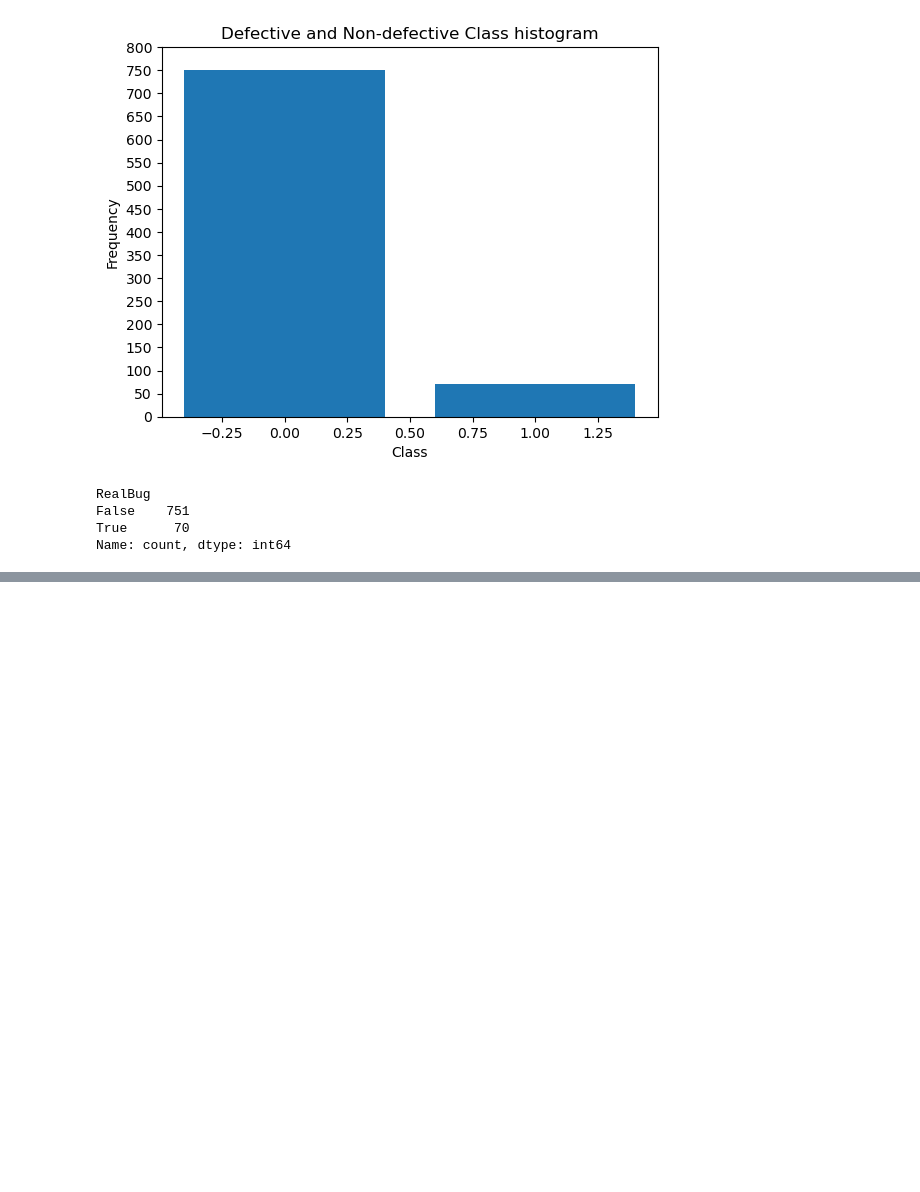
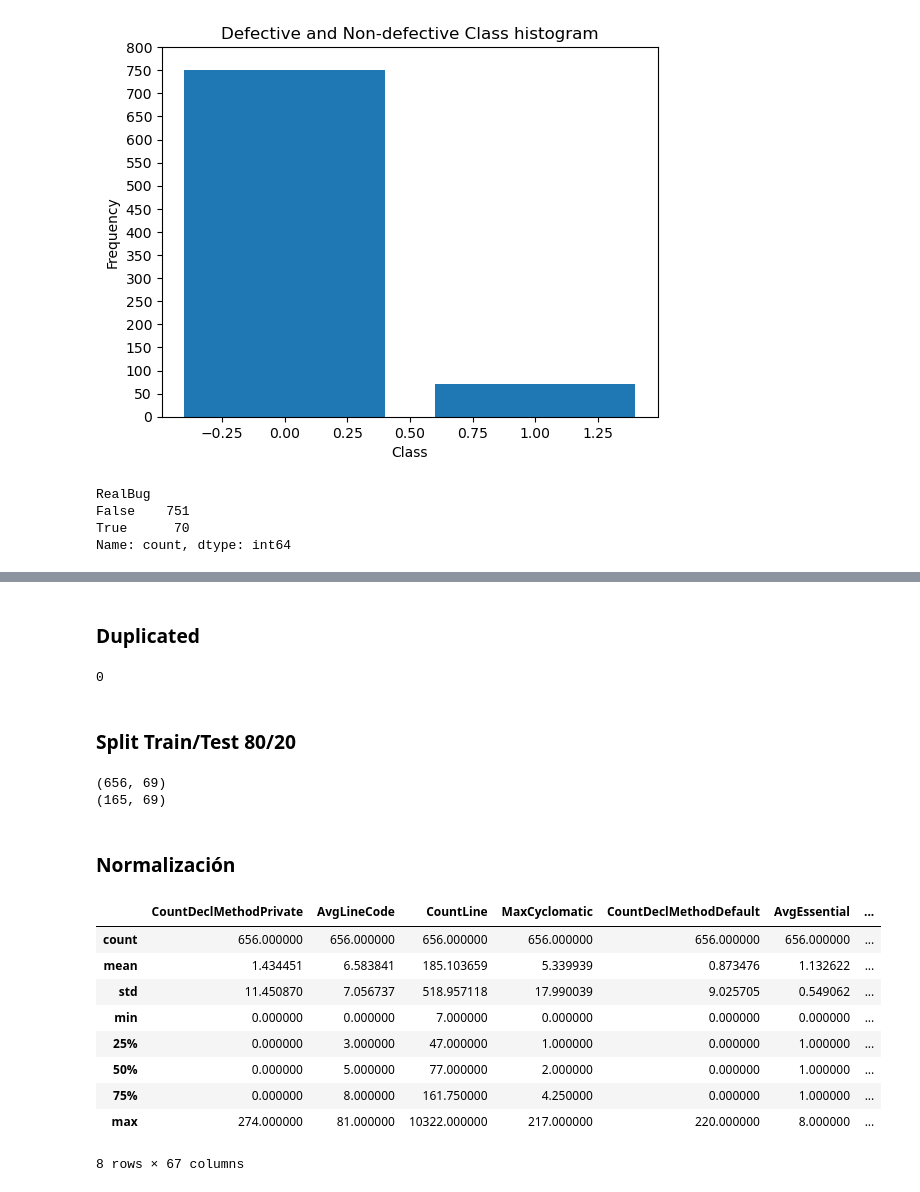
Before and after one commit to alvaldes/jira-classification-pipeline, a Jupyter notebook: preprocessing/groovy-1_6_BETA_1.ipynb, the cells around one changed output, grey strips where cells are left out. Saved outputs shown, nothing was run; the diff lists cells and outputs as text; code cells hidden in the pictures; blank space fills up the shorter version.

```diff
--- a/preprocessing/groovy-1_6_BETA_1.ipynb
+++ b/preprocessing/groovy-1_6_BETA_1.ipynb
@@ -87,0 +133,8 @@ plt.show()
+# %% [markdown]
+### Duplicated
+# %%
+df.duplicated().sum()
+# %% [output]
+0
+# %% [markdown]
+### Split Train/Test 80/20
@@ -87,0 +149,8 @@ plt.show()
+# %%
+print(X_train.shape)
+print(X_test.shape)
+# %% [output]
+(656, 69)
+(165, 69)
+# %% [markdown]
+### Normalización
@@ -87,0 +163,13 @@ plt.show()
+# %%
+X_train_numeric.describe()
+# %% [output]
+|  | CountDeclMethodPrivate | AvgLineCode | CountLine | MaxCyclomatic | CountDeclMethodDefault | AvgEssential | ... |
+| count | 656.000000 | 656.000000 | 656.000000 | 656.000000 | 656.000000 | 656.000000 | ... |
+| mean | 1.434451 | 6.583841 | 185.103659 | 5.339939 | 0.873476 | 1.132622 | ... |
+| std | 11.450870 | 7.056737 | 518.957118 | 17.990039 | 9.025705 | 0.549062 | ... |
+| min | 0.000000 | 0.000000 | 7.000000 | 0.000000 | 0.000000 | 0.000000 | ... |
+| 25% | 0.000000 | 3.000000 | 47.000000 | 1.000000 | 0.000000 | 1.000000 | ... |
+| 50% | 0.000000 | 5.000000 | 77.000000 | 2.000000 | 0.000000 | 1.000000 | ... |
+| 75% | 0.000000 | 8.000000 | 161.750000 | 4.250000 | 0.000000 | 1.000000 | ... |
+| max | 274.000000 | 81.000000 | 10322.000000 | 217.000000 | 220.000000 | 8.000000 | ... |
+8 rows × 67 columns
```
Also changed, not shown: parts of 11 cells of this notebook, 8 other files.
